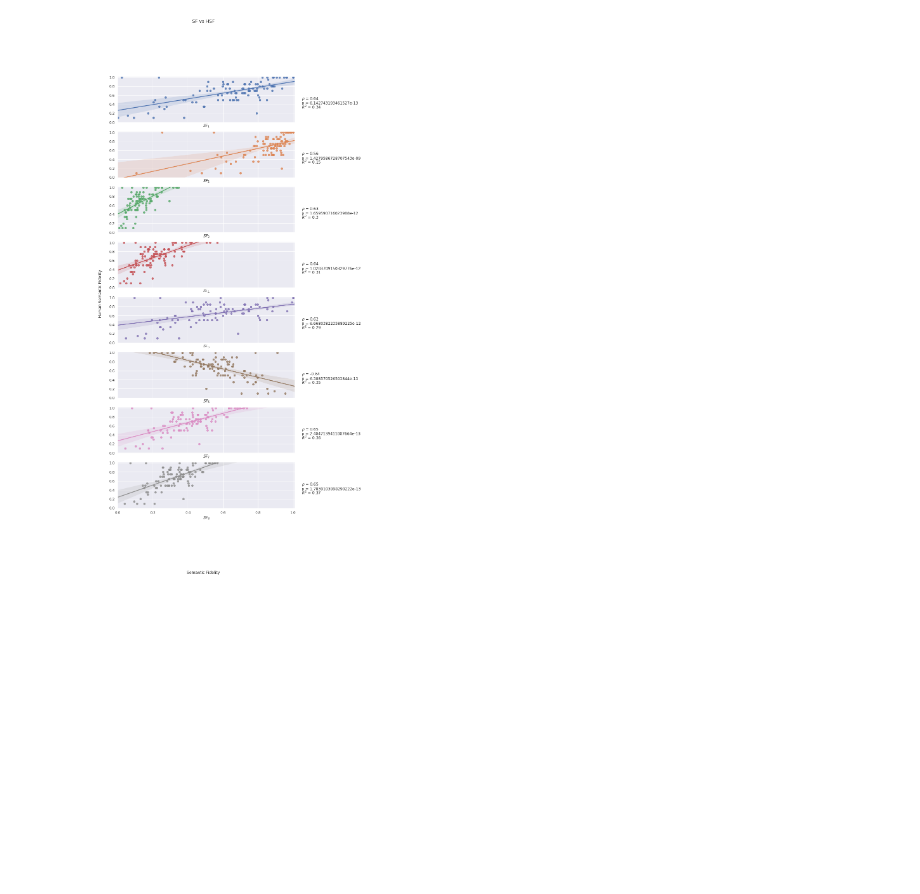
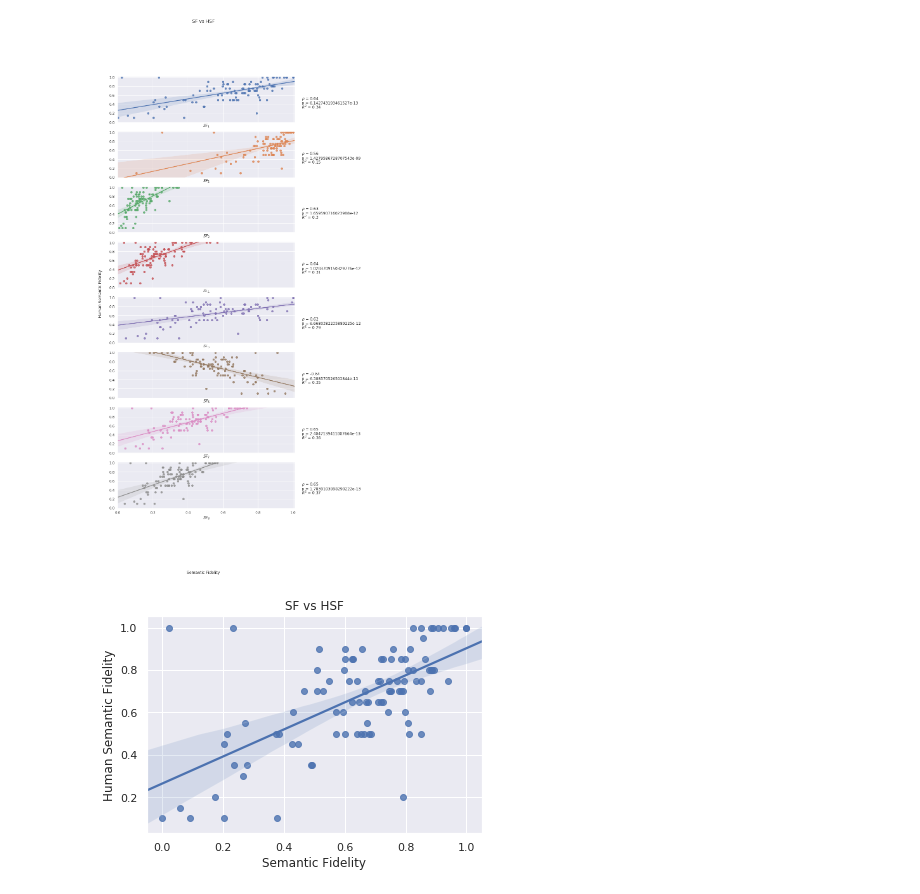
Before and after one commit to pranavAL/Semantic_Fidelity-and-Egoshots, a Jupyter notebook: SFs_plot.ipynb, the cells around one changed output. Saved outputs shown, nothing was run; the diff lists cells and outputs as text; code cells hidden in the pictures; blank space fills up the shorter version.

```diff
--- a/SFs_plot.ipynb
+++ b/SFs_plot.ipynb
@@ -96,3 +96,35 @@ fig.text(0.04, 0.5, 'Human Semantic Fidelity', va='center', rotation='vertical')
 plt.show()
 # %% [output]
 [figure]
+# %%
+regr = linear_model.LinearRegression()
+correlation, p = scipy.stats.pearsonr(SF_1,HSF)
+
+sf =  np.reshape(SF_1,((len(SF_1), 1)))
+hsf =  np.reshape(HSF,(len(HSF), 1))
+regr.fit(sf, hsf)
+x_test = sf
+y_pred = regr.predict(x_test)
+x = [i[0] for i in sf]
+y = [i[0] for i in hsf]
+
+X = np.array(sf)
+Y = np.array(hsf)
+
+kfold = model_selection.KFold(n_splits=10)
+model = LinearRegression()
+scoring = 'r2'
+
+results = model_selection.cross_val_score(model, X.reshape(-1,1), Y.reshape(-1,1), cv=kfold, scoring=scoring)
+r2 = results.mean()
+
+my_data = pd.DataFrame({'x':x, 'y':y})
+sns.regplot(x='x',y='y', ci=95, data=my_data)
+
+plt.title('SF vs HSF')
+plt.xlabel('Semantic Fidelity')
+plt.ylabel('Human Semantic Fidelity')
+plt.savefig('SFvsHSF.png')
+plt.show()
+# %% [output]
+[figure, added]
```
Also changed, not shown: parts of 1 cell of this notebook.
